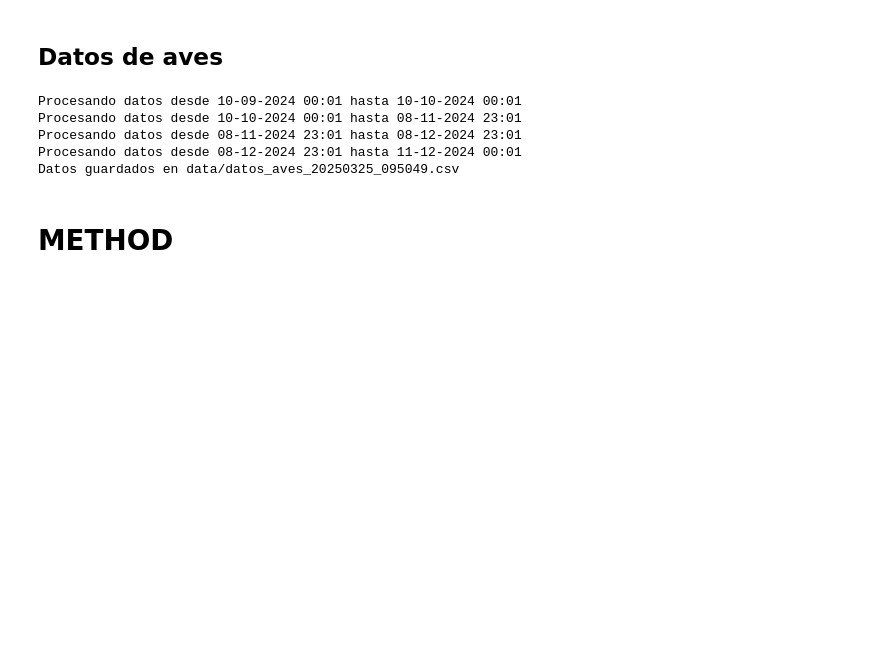
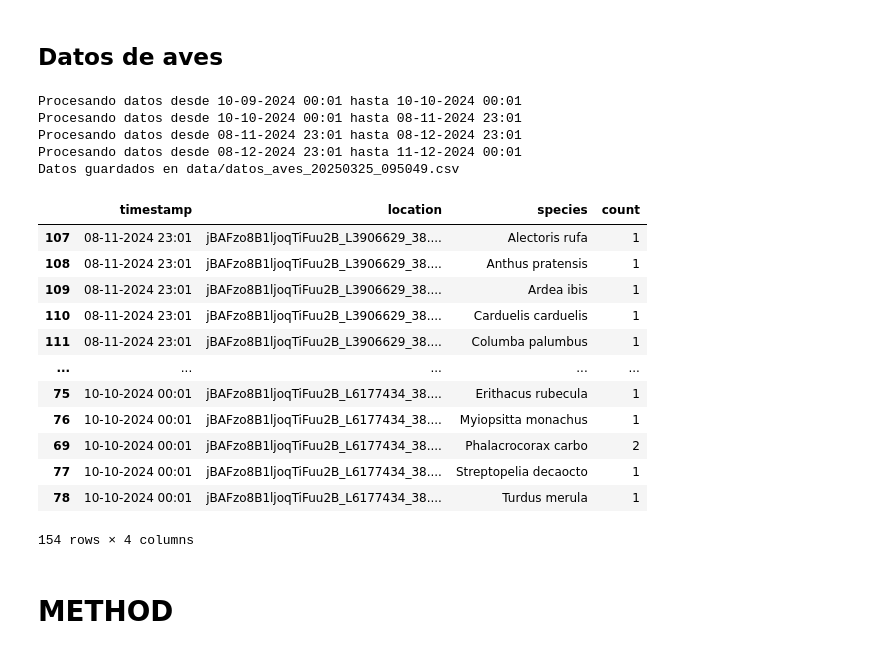
Before and after one commit to hugoloopez/NaturalParkOcuppancy, a Jupyter notebook: obtencion_tratamiento_datos.ipynb, the cells around one changed output. Saved outputs shown, nothing was run; the diff lists cells and outputs as text; code cells hidden in the pictures; blank space fills up the shorter version.

```diff
--- a/obtencion_tratamiento_datos.ipynb
+++ b/obtencion_tratamiento_datos.ipynb
@@ -210,6 +211,22 @@ Procesando datos desde 10-10-2024 00:01 hasta 08-11-2024 23:01
 Procesando datos desde 08-11-2024 23:01 hasta 08-12-2024 23:01
 Procesando datos desde 08-12-2024 23:01 hasta 11-12-2024 00:01
 Datos guardados en data/datos_aves_20250325_095049.csv
+# %%
+df_aves
+# %% [output]
+|  | timestamp | location | species | count |
+| 107 | 08-11-2024 23:01 | jBAFzo8B1ljoqTiFuu2B_L3906629_38.... | Alectoris rufa | 1 |
+| 108 | 08-11-2024 23:01 | jBAFzo8B1ljoqTiFuu2B_L3906629_38.... | Anthus pratensis | 1 |
+| 109 | 08-11-2024 23:01 | jBAFzo8B1ljoqTiFuu2B_L3906629_38.... | Ardea ibis | 1 |
+| 110 | 08-11-2024 23:01 | jBAFzo8B1ljoqTiFuu2B_L3906629_38.... | Carduelis carduelis | 1 |
+| 111 | 08-11-2024 23:01 | jBAFzo8B1ljoqTiFuu2B_L3906629_38.... | Columba palumbus | 1 |
+| ... | ... | ... | ... | ... |
+| 75 | 10-10-2024 00:01 | jBAFzo8B1ljoqTiFuu2B_L6177434_38.... | Erithacus rubecula | 1 |
+| 76 | 10-10-2024 00:01 | jBAFzo8B1ljoqTiFuu2B_L6177434_38.... | Myiopsitta monachus | 1 |
+| 69 | 10-10-2024 00:01 | jBAFzo8B1ljoqTiFuu2B_L6177434_38.... | Phalacrocorax carbo | 2 |
+| 77 | 10-10-2024 00:01 | jBAFzo8B1ljoqTiFuu2B_L6177434_38.... | Streptopelia decaocto | 1 |
+| 78 | 10-10-2024 00:01 | jBAFzo8B1ljoqTiFuu2B_L6177434_38.... | Turdus merula | 1 |
+154 rows × 4 columns
 # %% [markdown]
 # METHOD
 # %% [markdown]
```
Also changed, not shown: parts of 2 cells of this notebook.
